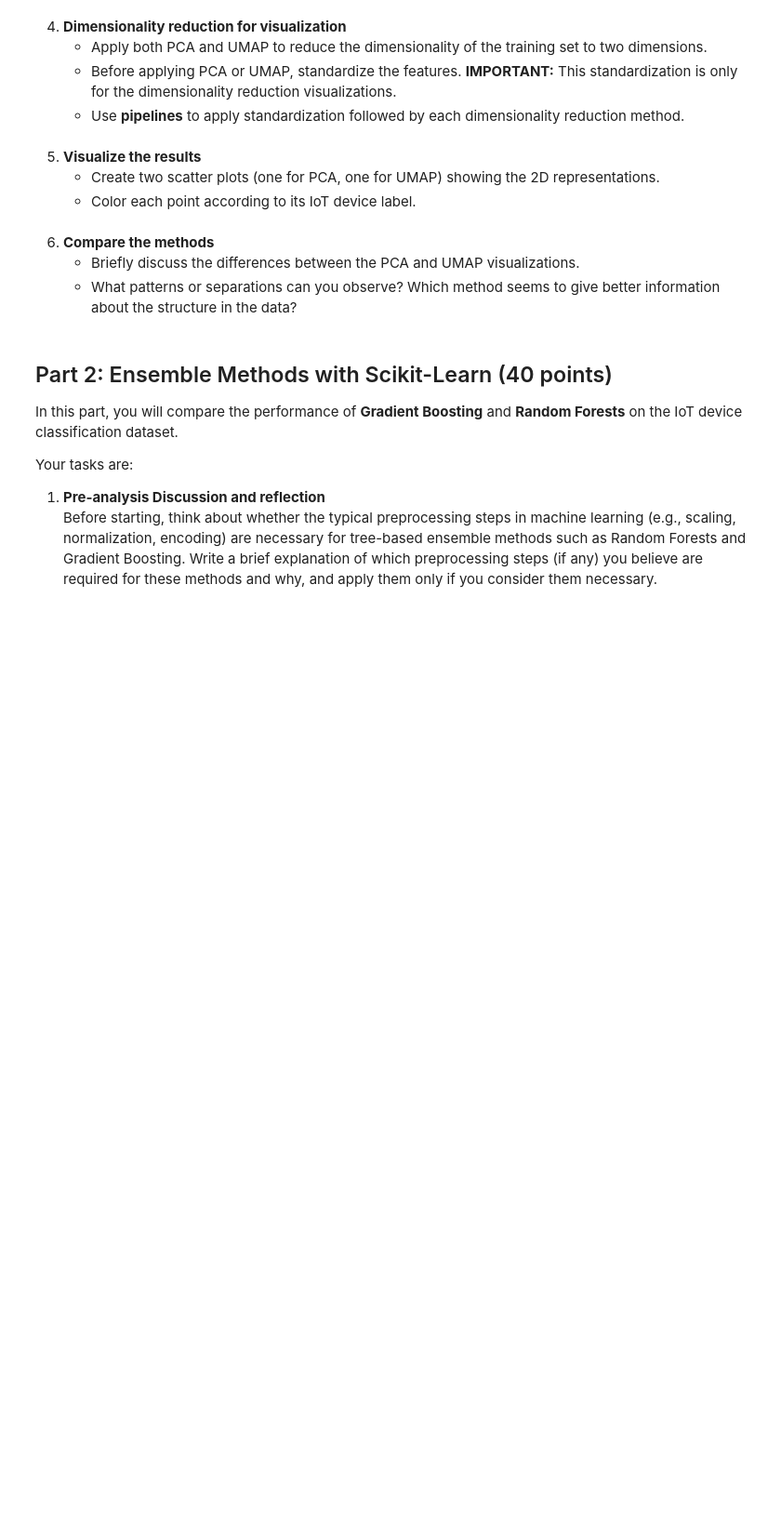
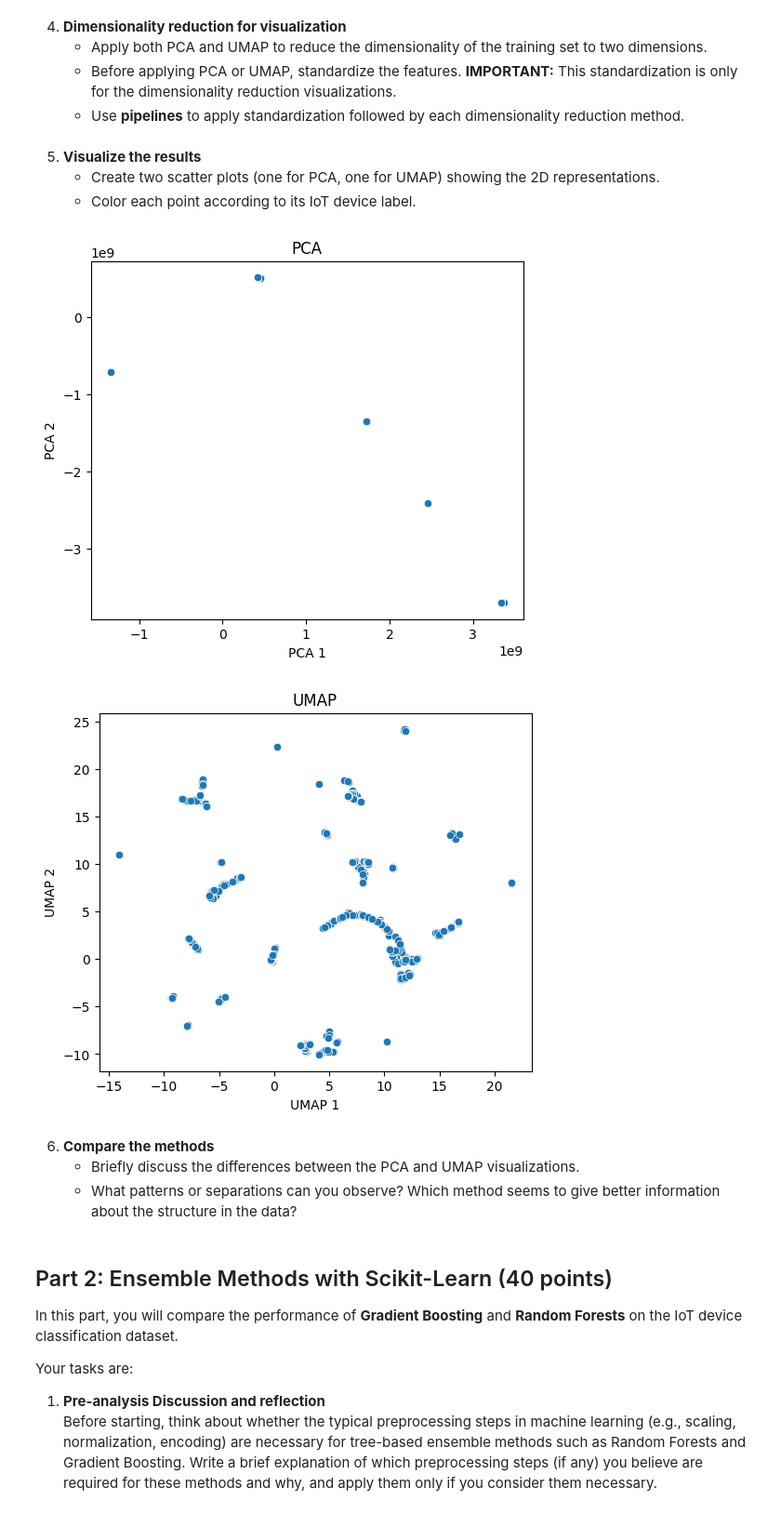
Before and after one commit to james-torgerson/ds4021_lab07, a Jupyter notebook: 07-iot-ensemble-classification.ipynb, the cells around one changed output. Shown at 93% size. Saved outputs shown, nothing was run; the diff lists cells and outputs as text; code cells hidden in the pictures; blank space fills up the shorter version.

```diff
--- a/07-iot-ensemble-classification.ipynb
+++ b/07-iot-ensemble-classification.ipynb
@@ -72,11 +72,11 @@ report.head()
    - The outcome variable corresponds to the `"device_category"` column.
    - Separate this column from the input features.
 # %%
-train_y = train['device_category']
-train_X = train.drop(columns='device_category')
+y_train = train['device_category']
+X_train = train.drop(columns='device_category')
 
-report_y = report['device_category']
-report_X = report.drop(columns='device_category')
+y_report = report['device_category']
+X_report = report.drop(columns='device_category')
 # %% [markdown]
 3. **Encode the outcome variable**
    - The outcome variable (type of device) is currently a text variable.
@@ -97,16 +111,50 @@ LabelEncoder()
    - Apply both PCA and UMAP to reduce the dimensionality of the training set to two dimensions.
    - Before applying PCA or UMAP, standardize the features. **IMPORTANT:** This standardization is only for the dimensionality reduction visualizations.
    - Use **pipelines** to apply standardization followed by each dimensionality reduction method.
+# %%
+import umap
+from sklearn.preprocessing import StandardScaler
+from sklearn.decomposition import PCA
+import matplotlib.pyplot as plt
+import seaborn as sns
+
+# standardize features
+scaler = StandardScaler()
+scaler.fit(X_train)
+scaler.fit_transform(X_report)
+
+#  Apply PCA w two components
+pca = PCA(n_components=2).fit_transform(X_train)
+
+# Apply UMAP w two components
+umap = umap.UMAP(n_components=2, random_state=42).fit_transform(X_train)
 # %% [markdown]
 5. **Visualize the results**
    - Create two scatter plots (one for PCA, one for UMAP) showing the 2D representations.
    - Color each point according to its IoT device label.
-# %% [markdown]
-6. **Compare the methods**
-   - Briefly discuss the differences between the PCA and UMAP visualizations.
-   - What patterns or separations can you observe? Which method seems to give better information about the structure in the data?
+# %%
+projections = {"PCA": pca, "UMAP": umap}
+
+# for loop for projections
+for name, i in projections.items():
+    plt.figure(figsize=(6, 5))
+    sns.scatterplot(
+        x=i[:, 0], y=i[:, 1],
+        #hue=X_report
+    )
+    plt.title(name)
+    plt.xlabel(f"{name} 1")
+    plt.ylabel(f"{name} 2")
+    plt.show()
+# %% [output]
+[figure, added]
+[figure, added]
 # %%
 # USE AS MANY CELLS AS NEEDED
+# %% [markdown]
+6. **Compare the methods**
+   - Briefly discuss the differences between the PCA and UMAP visualizations.
+   - What patterns or separations can you observe? Which method seems to give better information about the structure in the data?
 # %% [markdown]
 ## Part 2: Ensemble Methods with Scikit-Learn (40 points)
 
```
Also changed, not shown: parts of 3 cells of this notebook.
